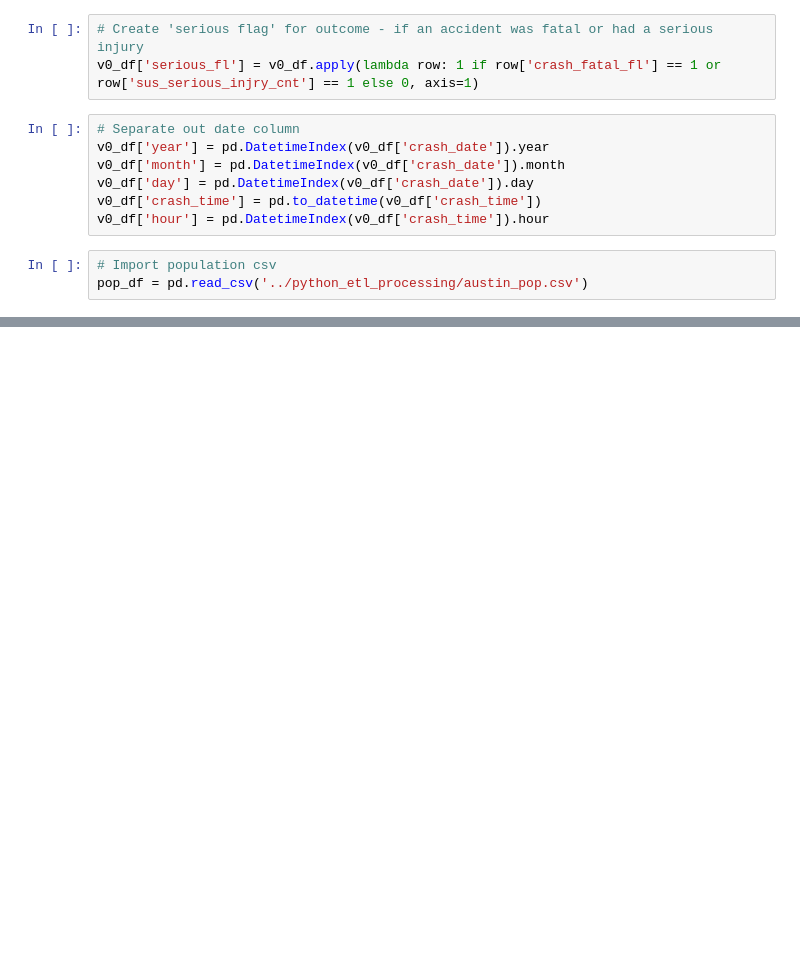
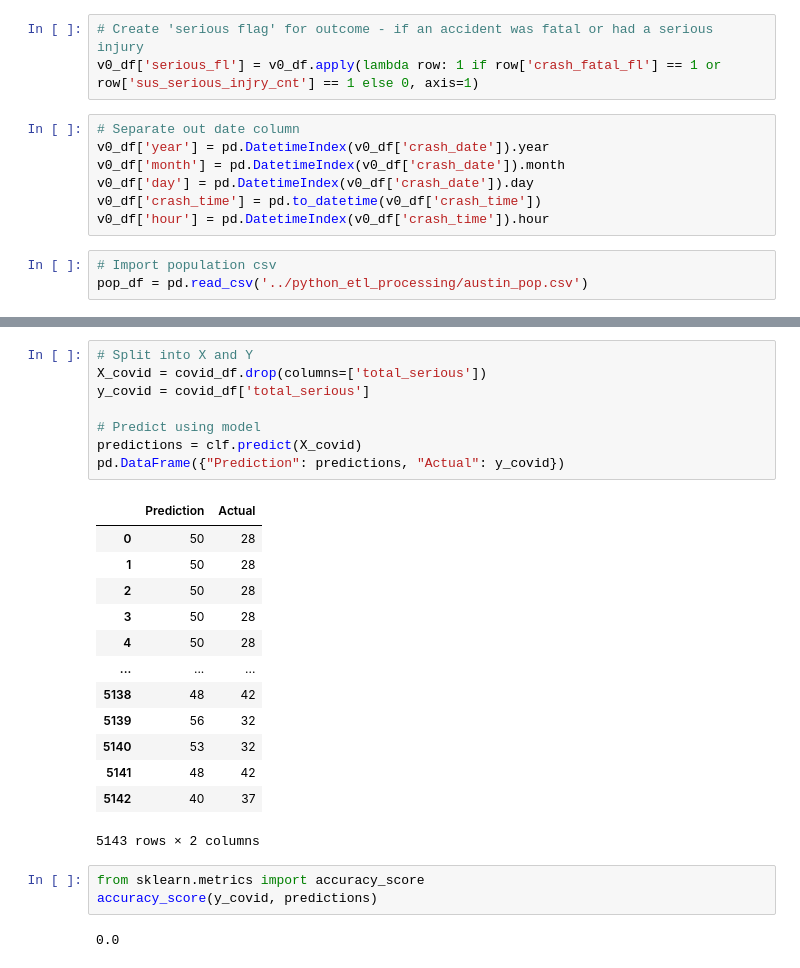
Before and after one commit to jcaraway-na/final_project_VEJ_S, a Jupyter notebook: python_ml_environment/ml_attempt_three.ipynb, the cells around one changed output, grey strips where cells are left out. Drawn from its saved outputs; the diff is of its cells as text; blank space fills up the shorter version.

```diff
--- a/python_ml_environment/ml_attempt_three.ipynb
+++ b/python_ml_environment/ml_attempt_three.ipynb
@@ -63,0 +107,27 @@ plot_df.plot()
+# %%
+# Split into X and Y
+X_covid = covid_df.drop(columns=['total_serious'])
+y_covid = covid_df['total_serious']
+
+# Predict using model
+predictions = clf.predict(X_covid)
+pd.DataFrame({"Prediction": predictions, "Actual": y_covid})
+# %% [output]
+|  | Prediction | Actual |
+| 0 | 50 | 28 |
+| 1 | 50 | 28 |
+| 2 | 50 | 28 |
+| 3 | 50 | 28 |
+| 4 | 50 | 28 |
+| ... | ... | ... |
+| 5138 | 48 | 42 |
+| 5139 | 56 | 32 |
+| 5140 | 53 | 32 |
+| 5141 | 48 | 42 |
+| 5142 | 40 | 37 |
+5143 rows × 2 columns
+# %%
+from sklearn.metrics import accuracy_score
+accuracy_score(y_covid, predictions)
+# %% [output]
+0.0
```
Also changed, not shown: parts of 7 cells of this notebook.
